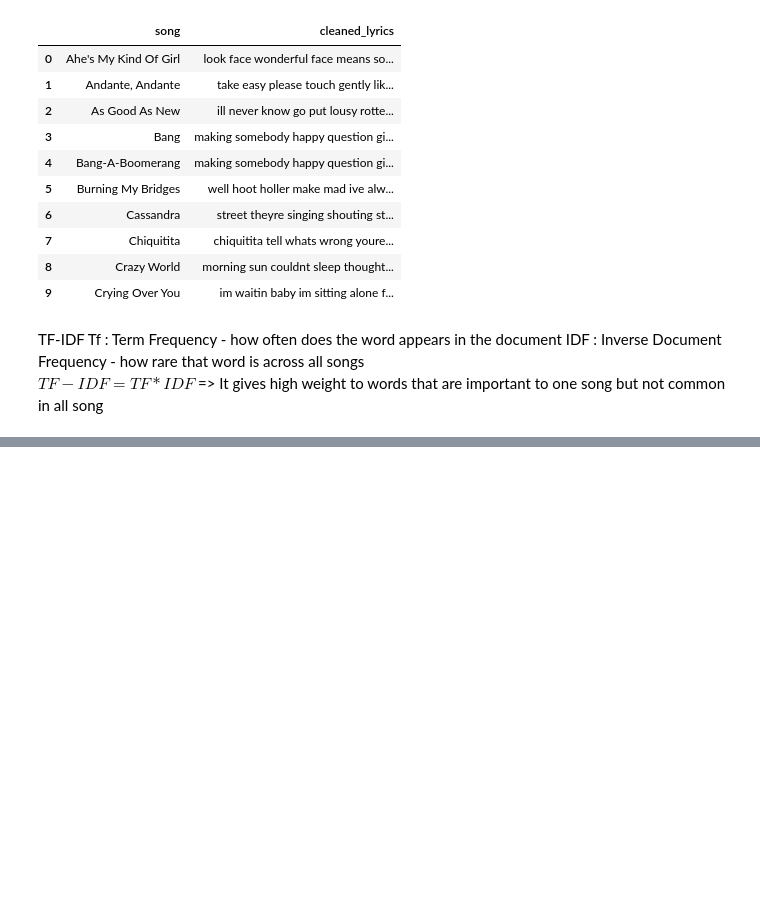
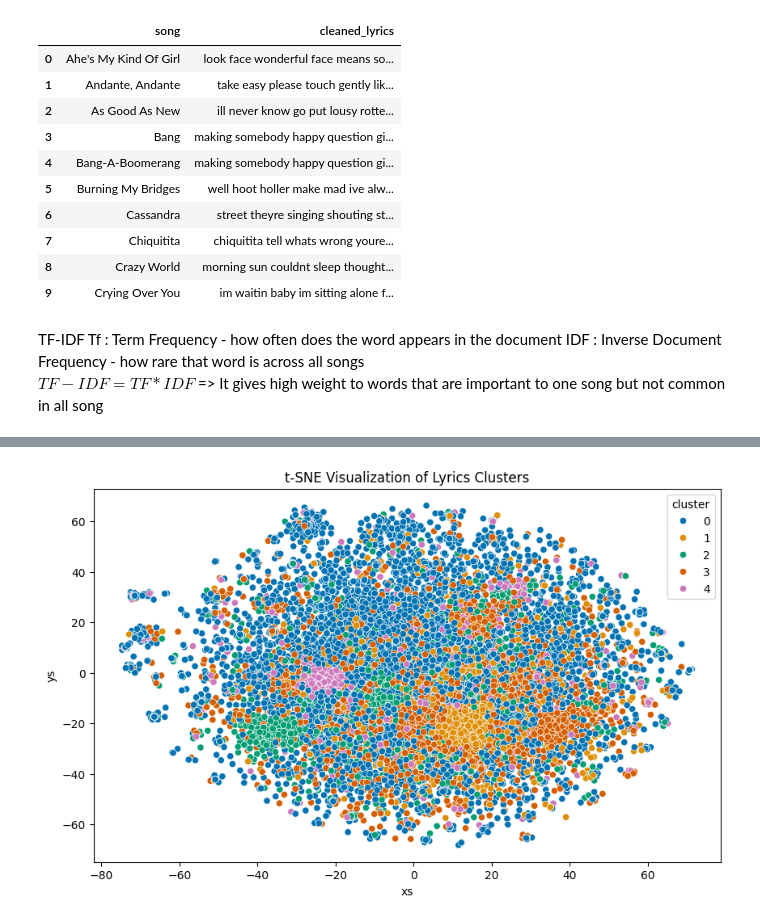
Before and after one commit to Aakash-shrestha/MusicRecommendationSystem, a Jupyter notebook: notebooks/recommendation_system.ipynb, the cells around one changed output, grey strips where cells are left out. Cells and saved outputs as stored; diff of their text form; code cells hidden in the pictures; blank space fills up the shorter version.

```diff
--- a/notebooks/recommendation_system.ipynb
+++ b/notebooks/recommendation_system.ipynb
@@ -117,5 +119,15 @@ def recommend(index, no_recommendations=5): #no_recommendations: how many songs
     sim_scores = sorted(sim_scores, key=lambda x: x[1], reverse=True) #key specifies on what basis the sorting should be done, here tuple's second index, ie. score
     top_indices = [i for i, score in sim_scores[1:no_recommendations+1]]
     return spotify_data.iloc[top_indices][['artist', 'song']]
+# %%
+#dimensionality reduction using TSNE
+n = small_spotify_data.shape[0] #no of rows
+tsne = TSNE(learning_rate=n/12) #rule of thumb for learning_rate hyperparameter
+
+X_tsne = tsne.fit_transform(X_tfidf.toarray())
+
+#Add x_tsne to spotify_data dataframe
+small_spotify_data['xs'] = X_tsne[:,0]
+small_spotify_data['ys'] = X_tsne[:,1]
 # %%
 #test of recommendation system hahah
@@ -130,0 +149,8 @@ recommend(100)
+# %%
+#plot the giraff
+plt.figure(figsize=(10,6))
+sns.scatterplot(data=small_spotify_data, x='xs', y='ys', hue='cluster', palette='colorblind')
+plt.title('t-SNE Visualization of Lyrics Clusters')
+plt.show()
+# %% [output]
+[figure, added]
```
Also changed, not shown: parts of 8 cells of this notebook.
